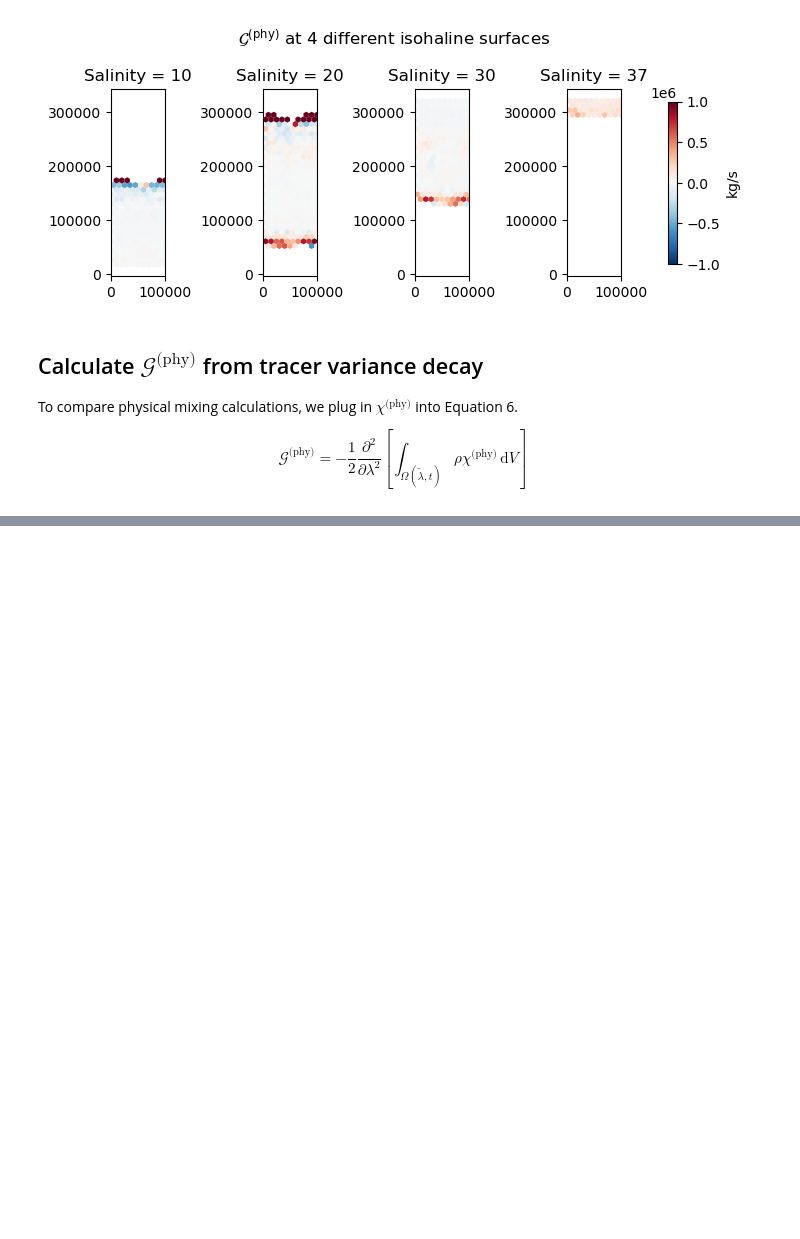
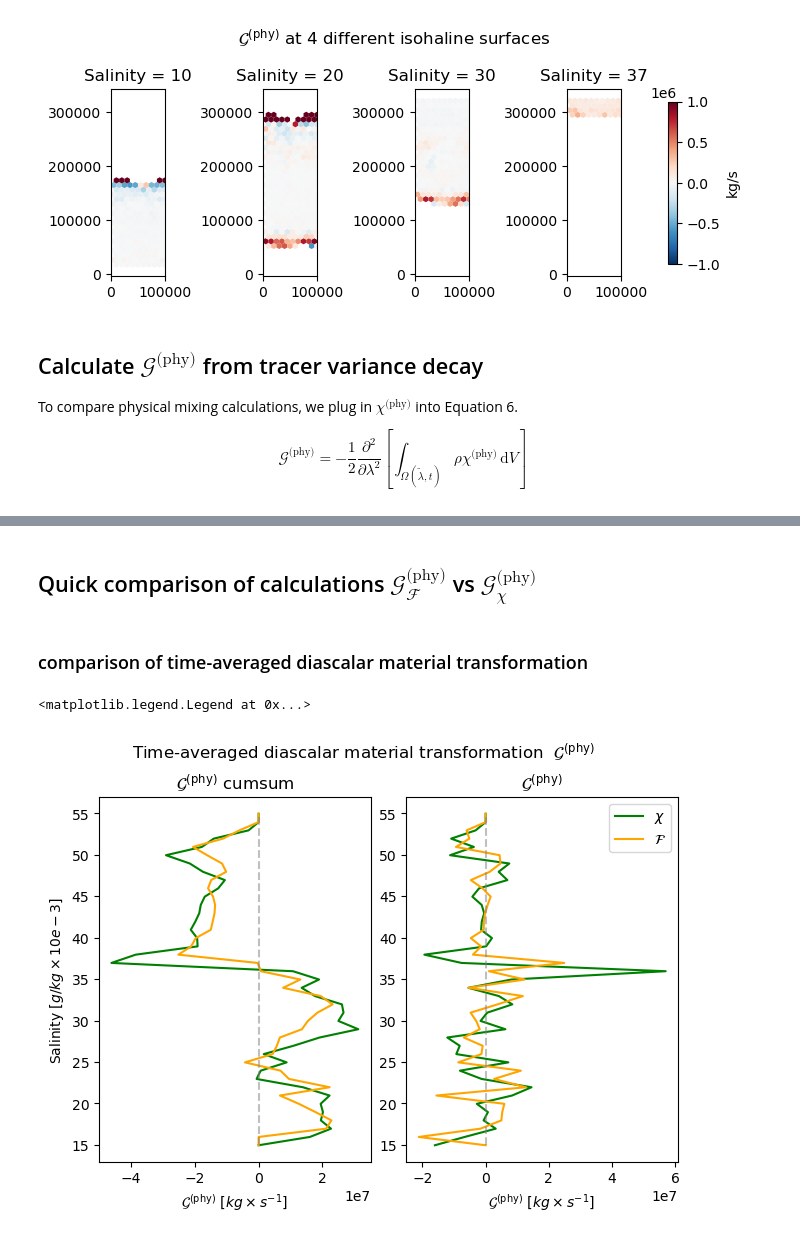
Before and after one commit to kailauyeda/WMT_DVD, a Jupyter notebook: bichan/analysis/preliminary_analysis.ipynb, the cells around one changed output, grey strips where cells are left out. Saved outputs shown, nothing was run; the diff lists cells and outputs as text; code cells hidden in the pictures; blank space fills up the shorter version.

```diff
--- a/bichan/analysis/preliminary_analysis.ipynb
+++ b/bichan/analysis/preliminary_analysis.ipynb
@@ -330,0 +445,25 @@ $$
+# %% [markdown]
+## Quick comparison of calculations $\mathcal{G}^{\text{(phy)}}_\mathcal{F}$ vs $\mathcal{G}^{\text{(phy)}}_\chi$
+# %% [markdown]
+### comparison of time-averaged diascalar material transformation
+# %%
+fig,ax = plt.subplots(nrows=1, ncols=2, constrained_layout=True)
+ax[0].plot(cumsum_G_phy_chi, target_coords,color='green')
+ax[0].plot(cumsum_G_phy, target_coords,color='orange')
+ax[0].set_title(r'$\mathcal{G}^{\text{(phy)}}$ cumsum')
+ax[1].plot(G_phy_chi, target_coords,color='green',label=r'$\chi$')
+ax[1].plot(G_phy, target_coords,color='orange',label=r'$\mathcal{F}$')
+ax[1].set_title(r'$\mathcal{G}^{\text{(phy)}}$')
+ax[0].vlines(0,ymin=target_coords[0], ymax = target_coords[-1], color='gray', alpha=0.5,linestyle='dashed')
+ax[1].vlines(0,ymin=target_coords[0], ymax = target_coords[-1], color='gray', alpha=0.5,linestyle='dashed')
+
+ax[0].set_xlabel(r'$\mathcal{G}^{\text{(phy)}} \,\, \left[kg \times s^{-1}\right]$ ')
+ax[0].set_ylabel(r'Salinity $\left[ g/kg \times 10e-3\right]$')
+
+ax[1].set_xlabel(r'$\mathcal{G}^{\text{(phy)}} \,\, \left[kg \times s^{-1}\right]$ ')
+
+fig.suptitle(r'Time-averaged diascalar material transformation  $\mathcal{G}^{\text{(phy)}}$')
+ax[1].legend()
+# %% [output]
+<matplotlib.legend.Legend at 0x...>
+[figure, added]
```
Also changed, not shown: parts of 8 cells of this notebook.
